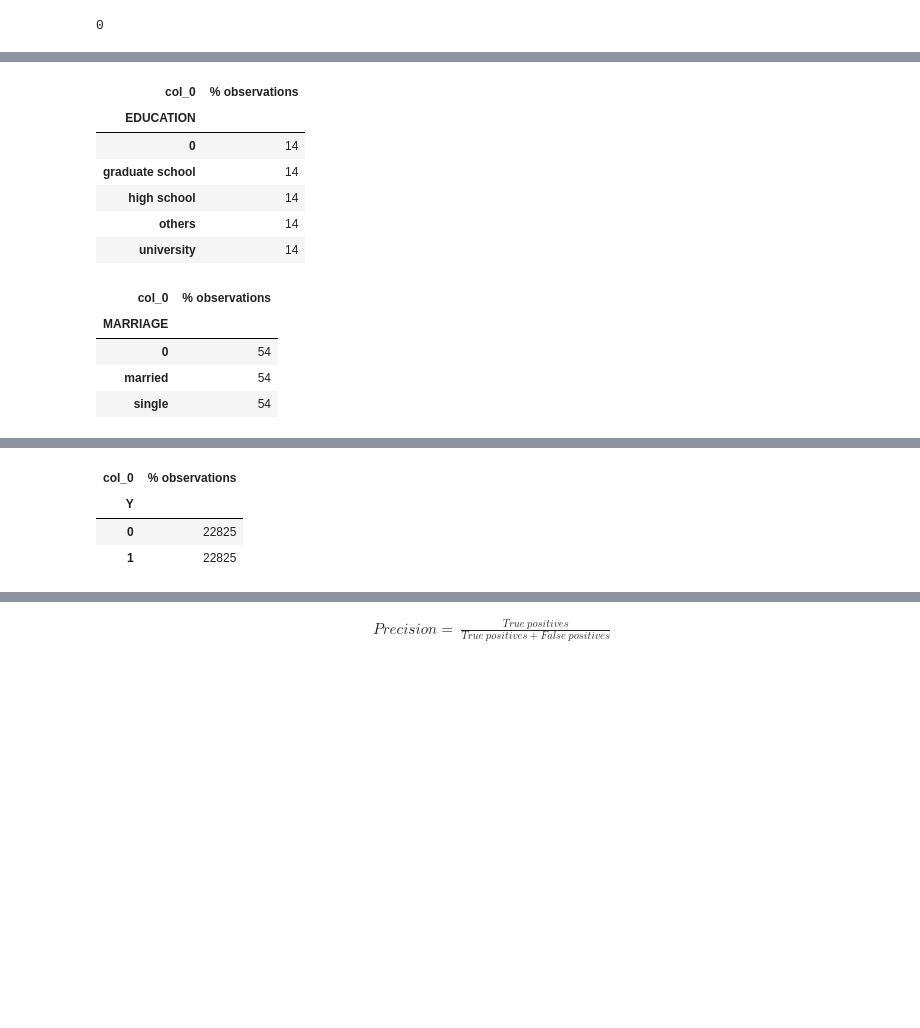
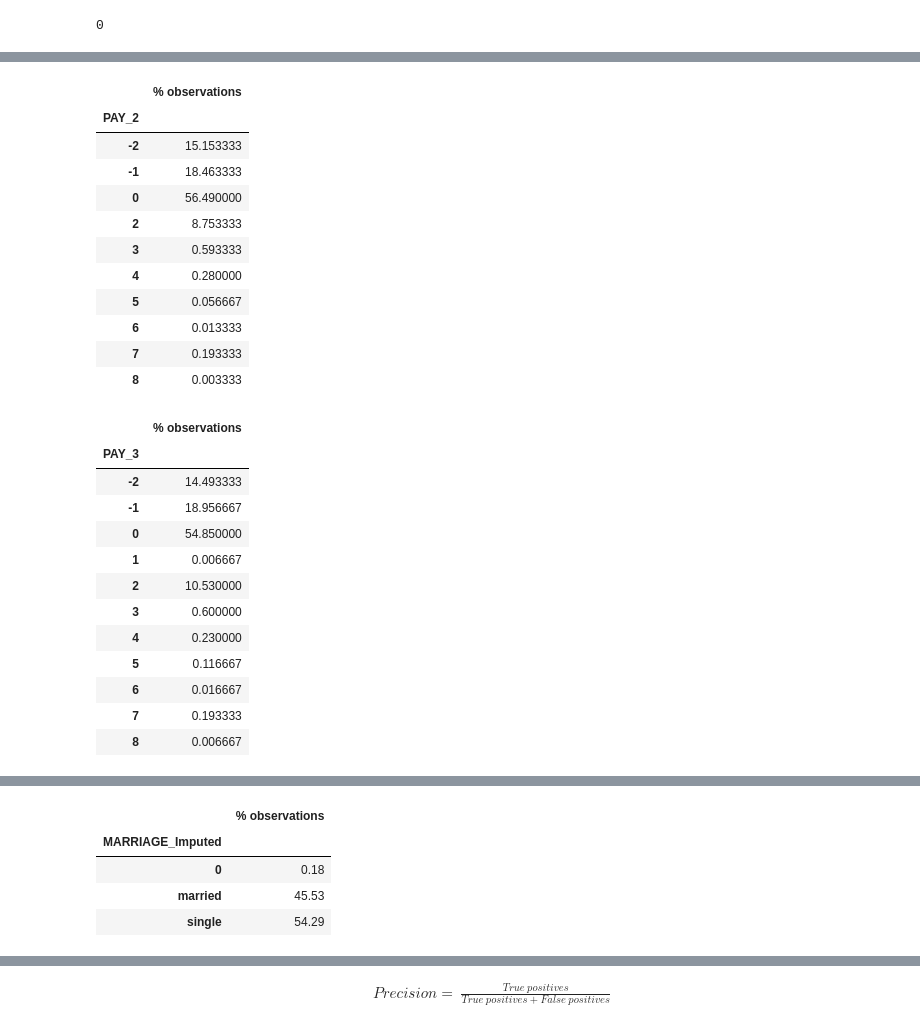
Before and after one commit to omarkhater/Default-of-Credit-Card-Clients, a Jupyter notebook: Default-of-Credit-Card-Clients.ipynb, the cells around one changed output, grey strips where cells are left out. Saved outputs shown, nothing was run; the diff lists cells and outputs as text; code cells hidden in the pictures; blank space fills up the shorter version.

```diff
--- a/Default-of-Credit-Card-Clients.ipynb
+++ b/Default-of-Credit-Card-Clients.ipynb
@@ -168,8 +187,19 @@ numerical_data = numerical_data.astype(float)
 
 # Recombine the data
 data = pd.concat([numerical_data,Categorical_data],axis = 1)
-data.rename(columns={"default payment next month": "Y"}, inplace = True)
 
+# Rename the columns. Please note the index months has reversed
+# 1 : 6 >> Septemper : April (old)
+# 1 : 6 >> April : Septemper (new)
+data.rename(columns={"default payment next month": "Y",
+                    "BILL_AMT1":"BILL_AMT6", "BILL_AMT2":"BILL_AMT5", "BILL_AMT3":"BILL_AMT4",
+                    "BILL_AMT4":"BILL_AMT3", "BILL_AMT5":"BILL_AMT2", "BILL_AMT6":"BILL_AMT1",
+                    "PAY_AMT1":"PAY_AMT6", "PAY_AMT2":"PAY_AMT5", "PAY_AMT3":"PAY_AMT4",
+                    "PAY_AMT4":"PAY_AMT3", "PAY_AMT5":"PAY_AMT2", "PAY_AMT6":"PAY_AMT1",
+                    "PAY_0":"PAY_6", "PAY_2":"PAY_5", "PAY_3":"PAY_4",
+                    "PAY_4":"PAY_3", "PAY_5":"PAY_2", "PAY_6":"PAY_1"},
+            inplace = True)
+data = data.reindex(sorted(data.columns), axis=1)
 # View the data
 display(data.head(n=2))
 # %% [output]
@@ -204,2 +229,0 @@ data.Y.sum() / len(data.Y)
-# %%
-data.dropna(inplace = True, axis = 0)
@@ -206,3 +235,18 @@ data.dropna(inplace = True, axis = 0)
+# %%
+def impute_nan_most_frequent_category(DataFrame,ColName):
+    """
+    Impute categorical data with mode values
+    """
+    most_frequent_category=DataFrame[ColName].mode()[0]
+    # replace nan values with most occured category
+    DataFrame[ColName + "_Imputed"] = DataFrame[ColName]
+    DataFrame[ColName + "_Imputed"].fillna(most_frequent_category,inplace=True)
+# %%
+# Impute missing values
+for k,v in data.isna().sum().items():
+    if v > 0:
+        impute_nan_most_frequent_category(data,k)
+        data.drop(k, axis = 1, inplace = True)
 # %%
 data.info()
 # %% [output]
@@ -261,5 +292,7 @@ Name: EDUCATION, dtype: int64
 # %%
 # Frequency tables for each categorical feature
 for column in data.select_dtypes(include=['object']).columns:
-    display(pd.crosstab(index=data[column], columns='% observations'))
+    a = pd.DataFrame(100*(data.groupby([column])[column].count()/data.shape[0]))
+    a.columns = ['% observations']
+    display(a)
 # %% [output]
@@ -270,12 +311,25 @@ for column in data.select_dtypes(include=['object']).columns:
-| col_0 | % observations |
-| EDUCATION |  |
-| 0 | 14 |
-| graduate school | 14 |
-| high school | 14 |
-| others | 14 |
-| university | 14 |
+|  | % observations |
+| PAY_2 |  |
+| -2 | 15.153333 |
+| -1 | 18.463333 |
+| 0 | 56.490000 |
+| 2 | 8.753333 |
+| 3 | 0.593333 |
+| 4 | 0.280000 |
+| 5 | 0.056667 |
+| 6 | 0.013333 |
+| 7 | 0.193333 |
+| 8 | 0.003333 |
-| col_0 | % observations |
-| MARRIAGE |  |
-| 0 | 54 |
-| married | 54 |
-| single | 54 |
+|  | % observations |
+| PAY_3 |  |
+| -2 | 14.493333 |
+| -1 | 18.956667 |
+| 0 | 54.850000 |
+| 1 | 0.006667 |
+| 2 | 10.530000 |
+| 3 | 0.600000 |
+| 4 | 0.230000 |
+| 5 | 0.116667 |
+| 6 | 0.016667 |
+| 7 | 0.193333 |
+| 8 | 0.006667 |
@@ -358,4 +390,5 @@ for column in data.select_dtypes(include=['object']).columns:
-| col_0 | % observations |
-| Y |  |
-| 0 | 22825 |
-| 1 | 22825 |
+|  | % observations |
+| MARRIAGE_Imputed |  |
+| 0 | 0.18 |
+| married | 45.53 |
+| single | 54.29 |
```
Also changed, not shown: parts of 114 cells of this notebook, 5 other files.
